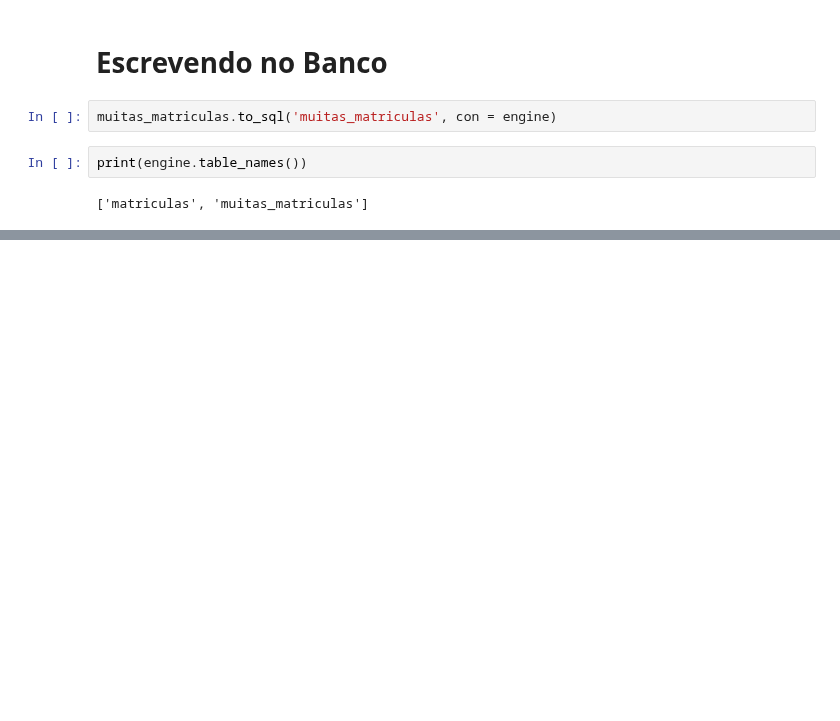
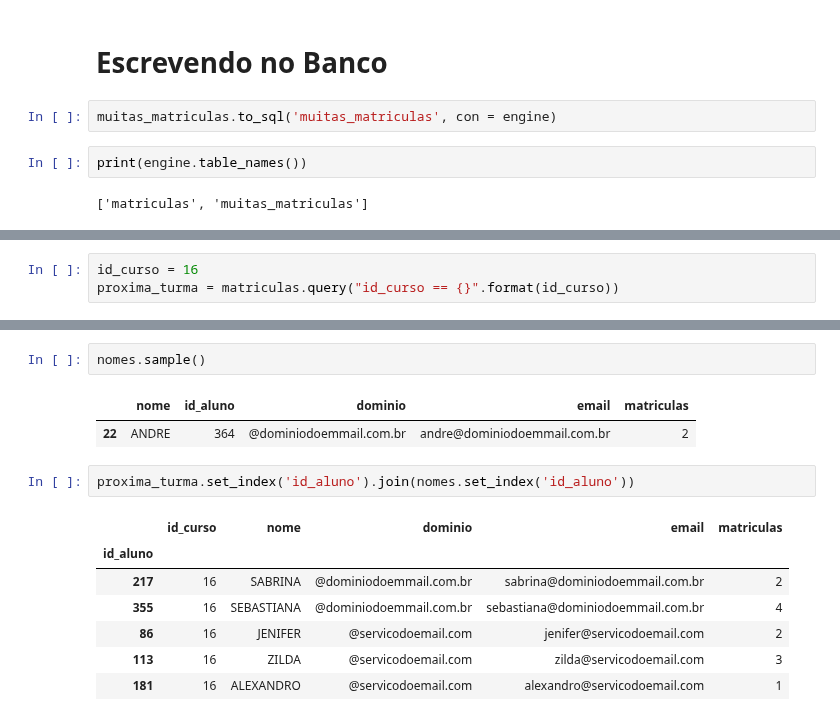
Before and after one commit to robcarv/Data_science_alura, a Jupyter notebook: Pandas_IO.ipynb, the cells around one changed output, grey strips where cells are left out. Saved outputs shown, nothing was run; the diff lists cells and outputs as text; blank space fills up the shorter version.

```diff
--- a/Pandas_IO.ipynb
+++ b/Pandas_IO.ipynb
@@ -606,0 +662,3 @@ print(engine.table_names())
+# %%
+id_curso = 16
+proxima_turma = matriculas.query("id_curso == {}".format(id_curso))
@@ -606,0 +674,15 @@ print(engine.table_names())
+# %%
+nomes.sample()
+# %% [output]
+|  | nome | id_aluno | dominio | email | matriculas |
+| 22 | ANDRE | 364 | @dominiodoemmail.com.br | andre@dominiodoemmail.com.br | 2 |
+# %%
+proxima_turma.set_index('id_aluno').join(nomes.set_index('id_aluno'))
+# %% [output]
+|  | id_curso | nome | dominio | email | matriculas |
+| id_aluno |  |  |  |  |  |
+| 217 | 16 | SABRINA | @dominiodoemmail.com.br | sabrina@dominiodoemmail.com.br | 2 |
+| 355 | 16 | SEBASTIANA | @dominiodoemmail.com.br | sebastiana@dominiodoemmail.com.br | 4 |
+| 86 | 16 | JENIFER | @servicodoemail.com | jenifer@servicodoemail.com | 2 |
+| 113 | 16 | ZILDA | @servicodoemail.com | zilda@servicodoemail.com | 3 |
+| 181 | 16 | ALEXANDRO | @servicodoemail.com | alexandro@servicodoemail.com | 1 |
```
Also changed, not shown: parts of 31 cells of this notebook.
